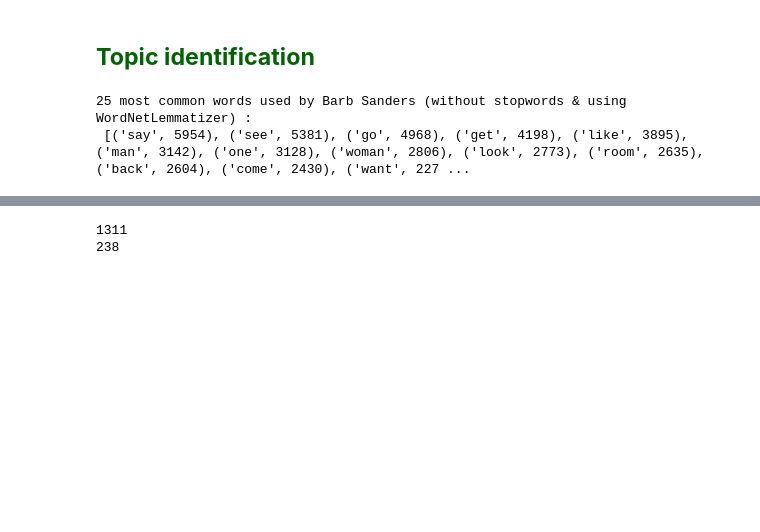
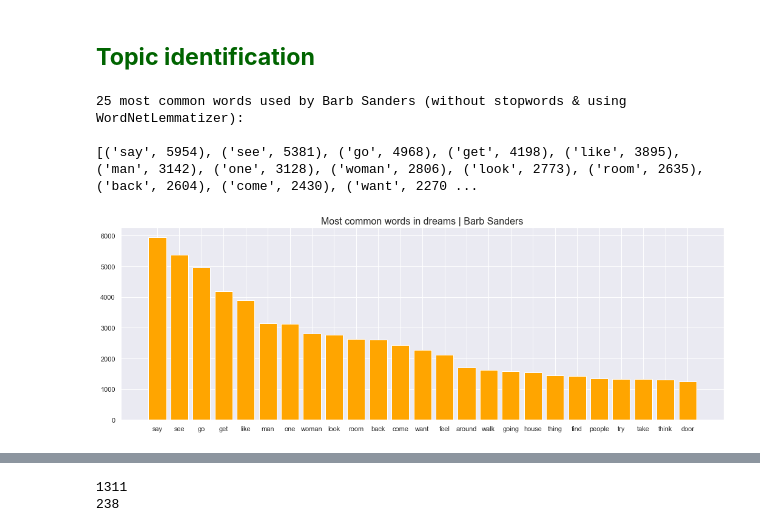
Before and after one commit to MigBap/dreambank, a Jupyter notebook: dreamresearch.net_data.ipynb, the cells around one changed output, grey strips where cells are left out. Drawn from its saved outputs; the diff is of its cells as text; code cells hidden in the pictures; blank space fills up the shorter version.

```diff
--- a/dreamresearch.net_data.ipynb
+++ b/dreamresearch.net_data.ipynb
@@ -1031,37 +1114,48 @@ plt.show()
 # %% [markdown]
 ## <font color='darkgreen'>**Topic identification**</font>
 # %%
+%%time
+
 # Most used words
 from collections import Counter
 from nltk.tokenize import word_tokenize, regexp_tokenize
 from nltk.corpus import stopwords
 
 # words in each dream
 j = [regexp_tokenize(i, '\w+') for i in b_df.dream]
 
 # all the words in all the dreams
 all_words = [x for i in j for x in i]
 
 # convert to lower case and exclude stopwords
 all_words = [i.lower() for i in all_words]
 all_words = [i for i in all_words if i not in stopwords.words('english')]
 
 # lemmatize
 from nltk.stem import WordNetLemmatizer
 lemmatizer = WordNetLemmatizer()
 all_words = [lemmatizer.lemmatize(w) for w in all_words]
 
 # Count the occurence of words in all dreams
 counter = Counter(all_words)
 
 n = 25
 
 # n most common words
 most_common = counter.most_common(n)
-print("{} most common words used by {} (without stopwords & using WordNetLemmatizer) :\n {}".format(
+print("{} most common words used by {} (without stopwords & using WordNetLemmatizer):\n \n{}".format(
       n, dreamer, most_common), "\n")
 
 # from nltk.stem import WordNetLemmatizer --> tira o plural das palavras
+
+# plot
+[plt.bar(i, j, color='orange') for (i, j) in most_common]
+
+plt.title("Most common words in dreams | {}".format(dreamer), fontsize=16)
+plt.subplots_adjust(left=0, bottom=-0.1, right=2.3, top=1, wspace=0, hspace=0)
+plt.show()
 # %% [output]
-25 most common words used by Barb Sanders (without stopwords & using WordNetLemmatizer) :
- [('say', 5954), ('see', 5381), ('go', 4968), ('get', 4198), ('like', 3895), ('man', 3142), ('one', 3128), ('woman', 2806), ('look', 2773), ('room', 2635), ('back', 2604), ('come', 2430), ('want', 227 ...
+25 most common words used by Barb Sanders (without stopwords & using WordNetLemmatizer):
+
+[('say', 5954), ('see', 5381), ('go', 4968), ('get', 4198), ('like', 3895), ('man', 3142), ('one', 3128), ('woman', 2806), ('look', 2773), ('room', 2635), ('back', 2604), ('come', 2430), ('want', 2270 ...
+[figure, added]
```
Also changed, not shown: parts of 30 cells of this notebook.
